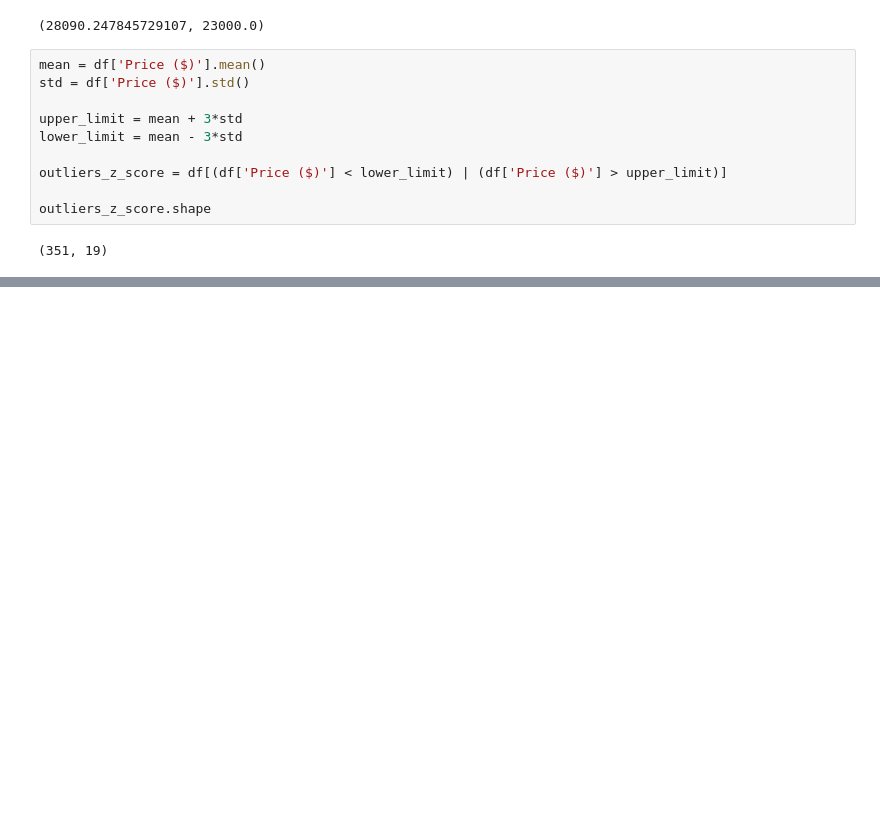
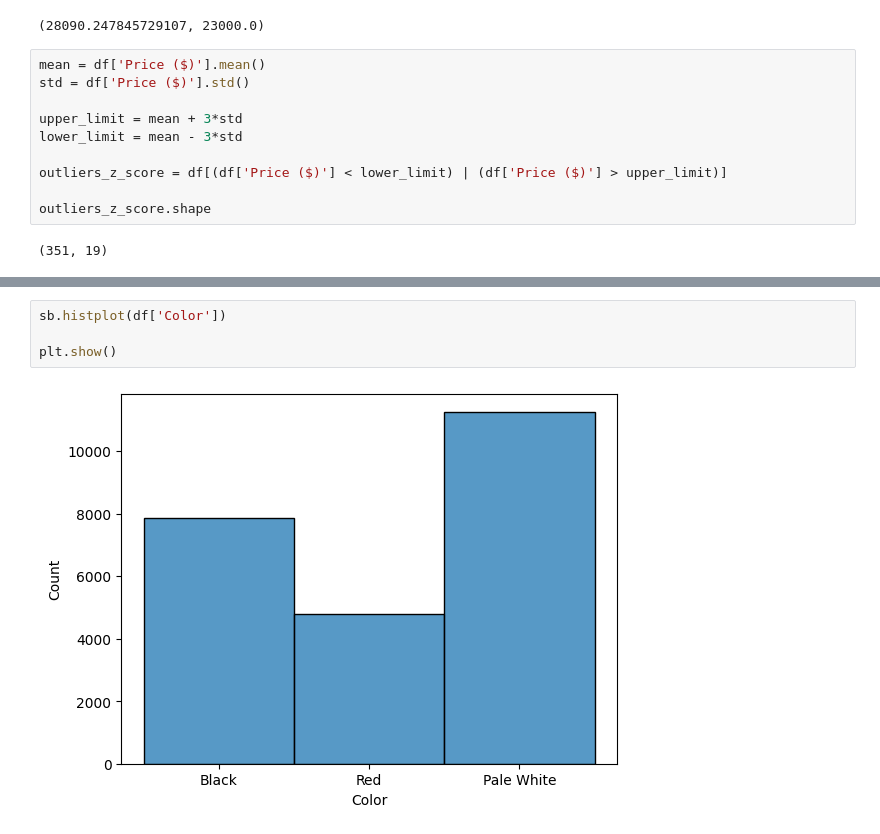
Before and after one commit to VladanT3/Exploratory_Data_Analysis, a Jupyter notebook: Car Sales/car-sales.ipynb, the cells around one changed output, grey strips where cells are left out. Drawn from its saved outputs; the diff is of its cells as text; blank space fills up the shorter version.

```diff
--- a/Car Sales/car-sales.ipynb
+++ b/Car Sales/car-sales.ipynb
@@ -196,0 +222,6 @@ MAD = (abs(df['Price ($)'] - median)).median()
+# %%
+sb.histplot(df['Color'])
+
+plt.show()
+# %% [output]
+[figure, added]
```
Also changed, not shown: parts of 11 cells of this notebook.
